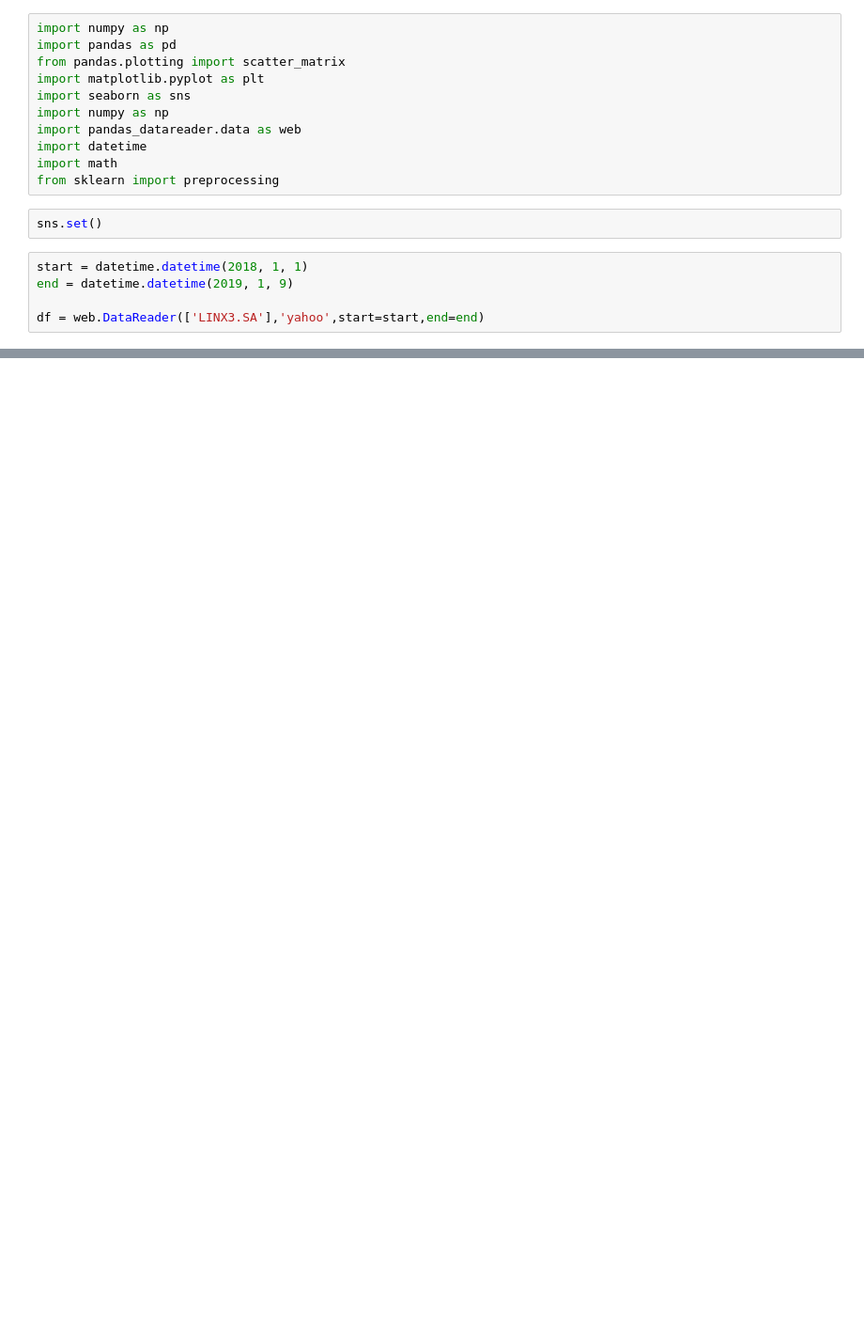
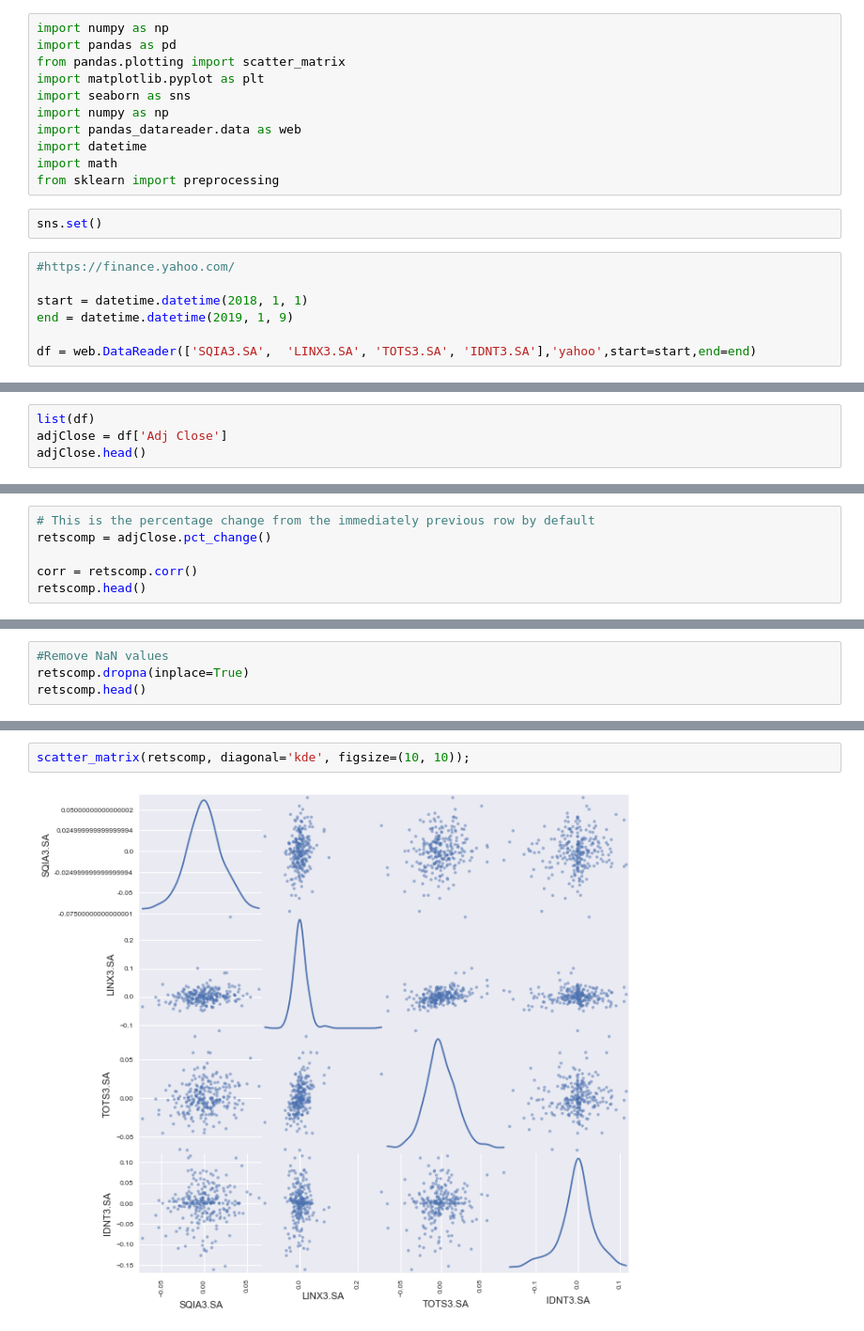
Before and after one commit to ThiagoBfim/price-predict, a Jupyter notebook: Comparing Best Stocks Prediction.ipynb, the cells around one changed output, grey strips where cells are left out. Shown at 94% size. Cells and saved outputs as stored; diff of their text form; blank space fills up the shorter version.

Commit message:
Include graph for price predict

```diff
--- a/Comparing Best Stocks Prediction.ipynb
+++ b/Comparing Best Stocks Prediction.ipynb
@@ -15,7 +16,9 @@ from sklearn import preprocessing
 # %%
 sns.set()
 # %%
+#https://finance.yahoo.com/
+
 start = datetime.datetime(2018, 1, 1)
 end = datetime.datetime(2019, 1, 9)
 
-df = web.DataReader(['LINX3.SA'],'yahoo',start=start,end=end)
+df = web.DataReader(['SQIA3.SA',  'LINX3.SA', 'TOTS3.SA', 'IDNT3.SA'],'yahoo',start=start,end=end)
@@ -106,0 +45,4 @@ models.sort_values(by='Score', ascending=False)
+# %%
+list(df)
+adjClose = df['Adj Close']
+adjClose.head()
@@ -106,0 +57,6 @@ models.sort_values(by='Score', ascending=False)
+# %%
+# This is the percentage change from the immediately previous row by default
+retscomp = adjClose.pct_change()
+
+corr = retscomp.corr()
+retscomp.head()
@@ -106,0 +71,4 @@ models.sort_values(by='Score', ascending=False)
+# %%
+#Remove NaN values
+retscomp.dropna(inplace=True)
+retscomp.head()
@@ -106,0 +83,4 @@ models.sort_values(by='Score', ascending=False)
+# %%
+scatter_matrix(retscomp, diagonal='kde', figsize=(10, 10));
+# %% [output]
+[figure, added]
```
Also changed, not shown: parts of 16 cells of this notebook, 2 other files.
